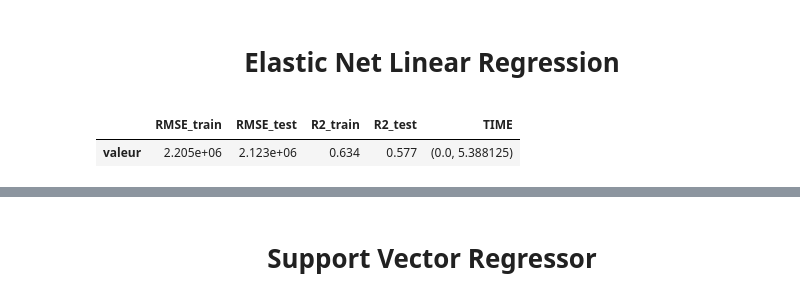
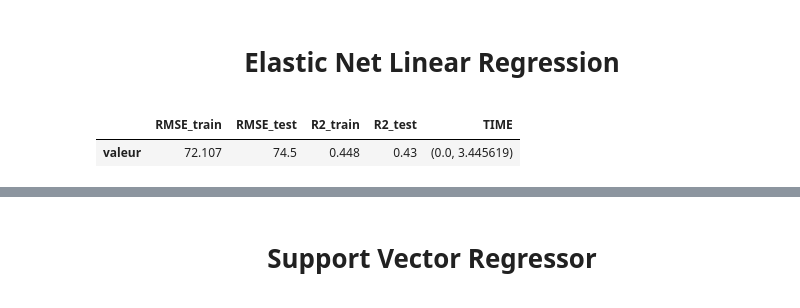
Before and after one commit to datanab/energy-consumption-prediction, a Jupyter notebook: Pélec_02_code.ipynb, the cells around one changed output, grey strips where cells are left out. Cells and saved outputs as stored; diff of their text form; code cells hidden in the pictures.

```diff
--- a/Pélec_02_code.ipynb
+++ b/Pélec_02_code.ipynb
@@ -45,6 +191,0 @@ def preprocessing(bench, var_log):
-# %%
-def explained_variable(bench, var_name, m):
-    y_brut = bench[var_name]
-    y_log = bench[var_name].apply(lambda x : np.log10(x))
-    y = y_log if m == 'log' else y_brut
-    return y
@@ -200,11 +192,11 @@ def show_results(score,typ):
 # %% [markdown]
 # <p style='text-align:center'>Paramètres</p>
 # %%
-strategy = "2b"
-mode = 'brut'
-var_log = True
+nrj_score = False
+log = False
+var_log = False
 liste_model = ['Regression simple', 'Regression Ridge', 'Regression Lasso', 'Regression Elastic Net', 'Linear SVR', 'MLP Regression', 'Dummy (MEAN)', 'ADA', 'Random Forest']
-exp_variable = "energy_use"
+exp_variable = "ghg_emission"
 # %% [markdown]
 # <p style='text-align:center'>Features Engineering OPT </p>
 # %%
@@ -292,9 +252,9 @@ show_metric(y_pred_train_simple, y_train, y_pred_test_simple, y_test, time_simpl
 # Regression linéaire Ridge
 
 start_time = datetime.datetime.now()
-
-cv_ridge_params_ghg = {'alpha':[1,3,4,5,7,9,11,100,1000]}
-cv_ridge_params_nrj = {'alpha':[1,3,4,5,7,9,11,100,1000]}
+# np.logspace(-4,4,9)
+cv_ridge_params_ghg = {'alpha' : [2,4,6,8,10,12]}
+cv_ridge_params_nrj = {'alpha' : np.logspace(-4,4,9)}
 
 ridge_param_choice = {'ridge_ghg_emission' : cv_ridge_params_ghg,'ridge_energy_use' : cv_ridge_params_nrj}
 
@@ -307,10 +267,13 @@ ridge = Ridge(alpha=cv_ridge.best_params_['alpha'])
 ridge.fit(X_train_std, y_train)
 y_pred_train_ridge, y_pred_test_ridge = ridge.predict(X_train_std), ridge.predict(X_test_std)
 
+if (log):
+    y_pred_train_ridge, y_pred_test_ridge = [np.exp(x) for x in y_pred_train_ridge],[np.exp(x) for x in y_pred_test_ridge]
+
 end_time = datetime.datetime.now()
 
 time_ridge = get_time(start_time, end_time)
 
-show_metric(y_pred_train_ridge, y_train, y_pred_test_ridge, y_test, time_ridge)
+show_metric(y_pred_train_ridge, y_train, y_pred_test_ridge, y_test, time_ridge, log, True)
 # %% [output]
 |  | RMSE_train | RMSE_test | R2_train | R2_test | TIME |
@@ -332,8 +297,8 @@ cv_ridge.best_score_
 
 start_time = datetime.datetime.now()
 
-cv_lasso_params_ghg = {'alpha':[1300,1350,1400,1500,1700,1800]}
-cv_lasso_params_nrj = {'alpha':[1300,1350,1400,1500,1700,1800]}
+cv_lasso_params_ghg = {'alpha':np.logspace(-4,4,8)}
+cv_lasso_params_nrj = {'alpha':np.logspace(-4,4,8)}
 
 lasso_param_choice = {'lasso_ghg_emission':cv_lasso_params_ghg, 'lasso_energy_use':cv_lasso_params_nrj}
 
@@ -346,10 +311,13 @@ lasso = Lasso(alpha=cv_lasso.best_params_['alpha'], fit_intercept=True)
 lasso.fit(X_train_std, y_train)
 y_pred_train_lasso, y_pred_test_lasso = lasso.predict(X_train_std), lasso.predict(X_test_std)
 
+if (log):
+    y_pred_train_lasso, y_pred_test_lasso = [np.exp(x) for x in y_pred_train_lasso],[np.exp(x) for x in y_pred_test_lasso]
+
 end_time = datetime.datetime.now()
 
 time_lasso = get_time(start_time, end_time)
 
-show_metric(y_pred_train_lasso, y_train, y_pred_test_lasso, y_test, time_lasso)
+show_metric(y_pred_train_lasso, y_train, y_pred_test_lasso, y_test, time_lasso, log, True)
 # %% [output]
 |  | RMSE_train | RMSE_test | R2_train | R2_test | TIME |
@@ -369,30 +337,33 @@ cv_lasso.best_score_
 # %%
 # Regression linéaire Elastic Net
 
 start_time = datetime.datetime.now()
 
-cv_elastic_params_ghg = {'alpha':[0.0001,0.001, 0.1, 1, 10],'l1_ratio':[0.00001,0.0001,0.001, 0.01, 0.1, 1]}
-cv_elastic_params_nrj = {'alpha':[0.0001,0.001, 0.1, 1, 10],'l1_ratio':[0.0000001,0.00001,0.0001,0.001, 0.01, 0.1, 1]}
+cv_elastic_params_ghg = {'alpha':np.logspace(-4,4,8),'l1_ratio':np.logspace(-4,4,8)}
+cv_elastic_params_nrj = {'alpha':np.logspace(-4,4,8),'l1_ratio':np.logspace(-4,4,8)}
 
 elastic_param_choice = {'elastic_ghg_emission':cv_elastic_params_ghg,'elastic_energy_use':cv_elastic_params_nrj}
 
 cv_elastic_params = elastic_param_choice['elastic_' + exp_variable]
 
 cv_elastic = GridSearchCV(ElasticNet(), cv_elastic_params, cv=5, scoring='neg_root_mean_squared_error')
 cv_elastic.fit(X_train_std, y_train)
 
 elastic = ElasticNet(alpha = cv_elastic.best_params_['alpha'], l1_ratio = cv_elastic.best_params_['l1_ratio'], random_state=0)
 
 elastic.fit(X_train_std, y_train)
 y_pred_train_elastic, y_pred_test_elastic = elastic.predict(X_train_std), elastic.predict(X_test_std)
 
+if (log):
+    y_pred_train_elastic, y_pred_test_elastic = [np.exp(x) for x in y_pred_train_elastic],[np.exp(x) for x in y_pred_test_elastic]
+
 end_time = datetime.datetime.now()
 
 time_elastic = get_time(start_time, end_time)
-show_metric(y_pred_train_elastic, y_train, y_pred_test_elastic, y_test, time_elastic)
+show_metric(y_pred_train_elastic, y_train, y_pred_test_elastic, y_test, time_elastic, log, True)
 # %% [output]
 |  | RMSE_train | RMSE_test | R2_train | R2_test | TIME |
-| valeur | 2.205e+06 | 2.123e+06 | 0.634 | 0.577 | (0.0, 5.388125) |
+| valeur | 72.107 | 74.5 | 0.448 | 0.43 | (0.0, 3.445619) |
 # %%
 cv_elastic.best_params_
 # %% [output]
```
Also changed, not shown: parts of 73 cells of this notebook, 1 other file.
